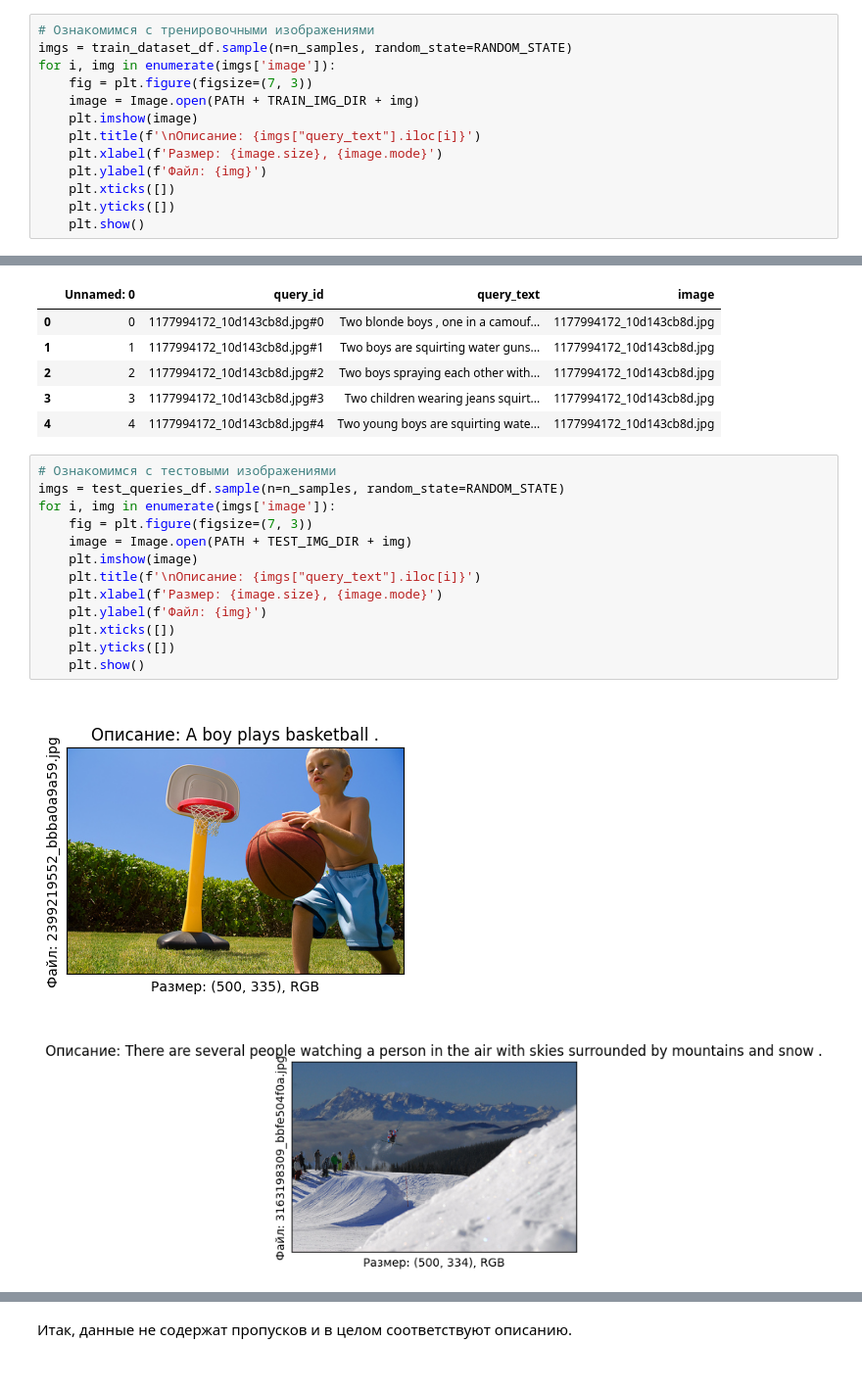
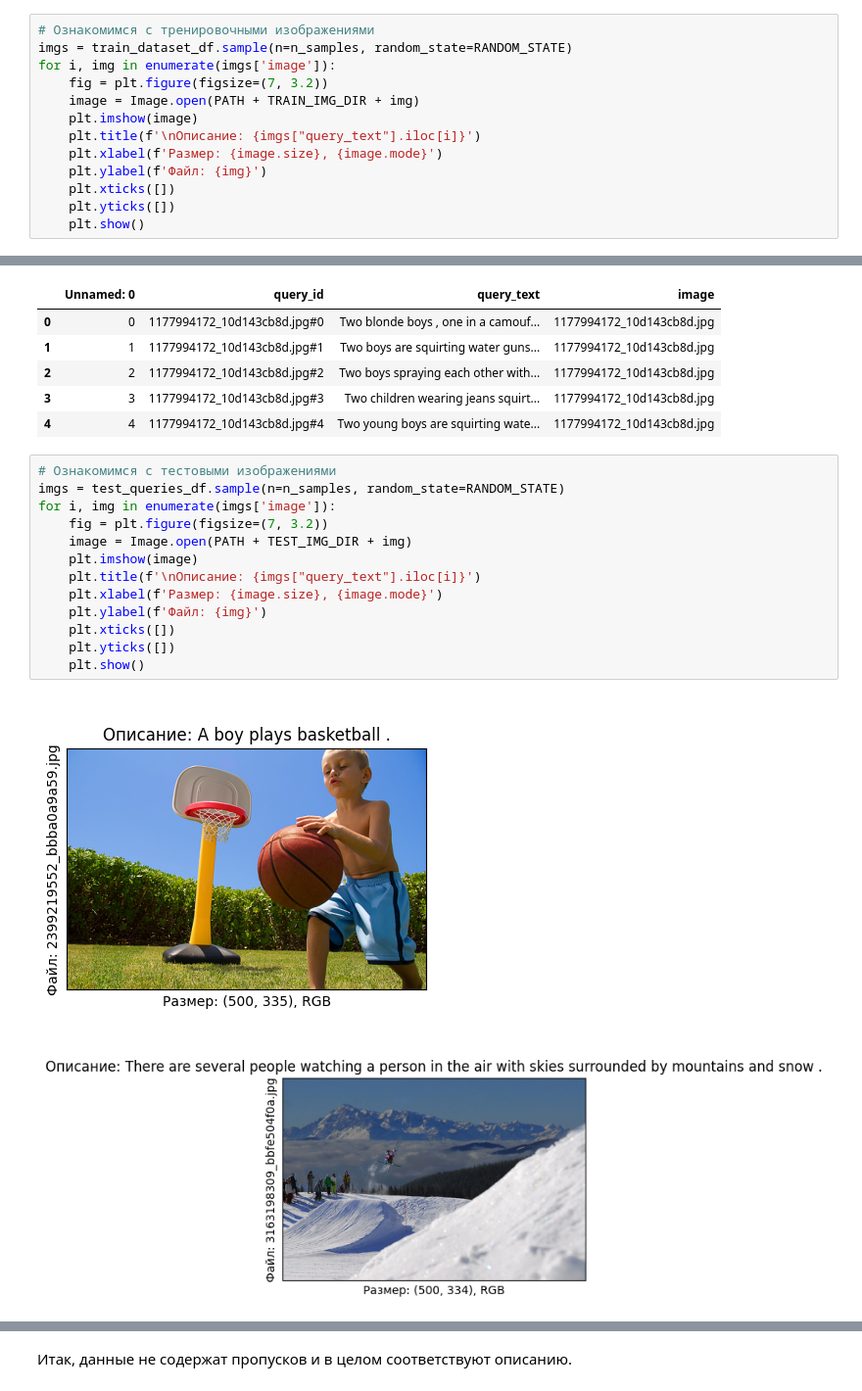
Before and after one commit to siddha-ds/yandex-practicum-projects, a Jupyter notebook: image-search-by-text-description/text_to_image.ipynb, the cells around one changed output, grey strips where cells are left out. Shown at 98% size. Cells and saved outputs as stored; diff of their text form.

```diff
--- a/image-search-by-text-description/text_to_image.ipynb
+++ b/image-search-by-text-description/text_to_image.ipynb
@@ -116,7 +116,7 @@ memory usage: 136.6+ KB
 # Ознакомимся с тренировочными изображениями
 imgs = train_dataset_df.sample(n=n_samples, random_state=RANDOM_STATE)
 for i, img in enumerate(imgs['image']):
-    fig = plt.figure(figsize=(7, 3))
+    fig = plt.figure(figsize=(7, 3.2))
     image = Image.open(PATH + TRAIN_IMG_DIR + img)
     plt.imshow(image)
     plt.title(f'\nОписание: {imgs["query_text"].iloc[i]}')
@@ -221,16 +221,16 @@ memory usage: 15.8+ KB
 # %%
 # Ознакомимся с тестовыми изображениями
 imgs = test_queries_df.sample(n=n_samples, random_state=RANDOM_STATE)
 for i, img in enumerate(imgs['image']):
-    fig = plt.figure(figsize=(7, 3))
+    fig = plt.figure(figsize=(7, 3.2))
     image = Image.open(PATH + TEST_IMG_DIR + img)
     plt.imshow(image)
     plt.title(f'\nОписание: {imgs["query_text"].iloc[i]}')
     plt.xlabel(f'Размер: {image.size}, {image.mode}')
     plt.ylabel(f'Файл: {img}')
     plt.xticks([])
     plt.yticks([])
     plt.show()
 # %% [output]
-[figure, old version]
+[figure, new version]
-[figure, old version]
+[figure, new version]
```
Also changed, not shown: parts of 4 cells of this notebook, 1 other file.
